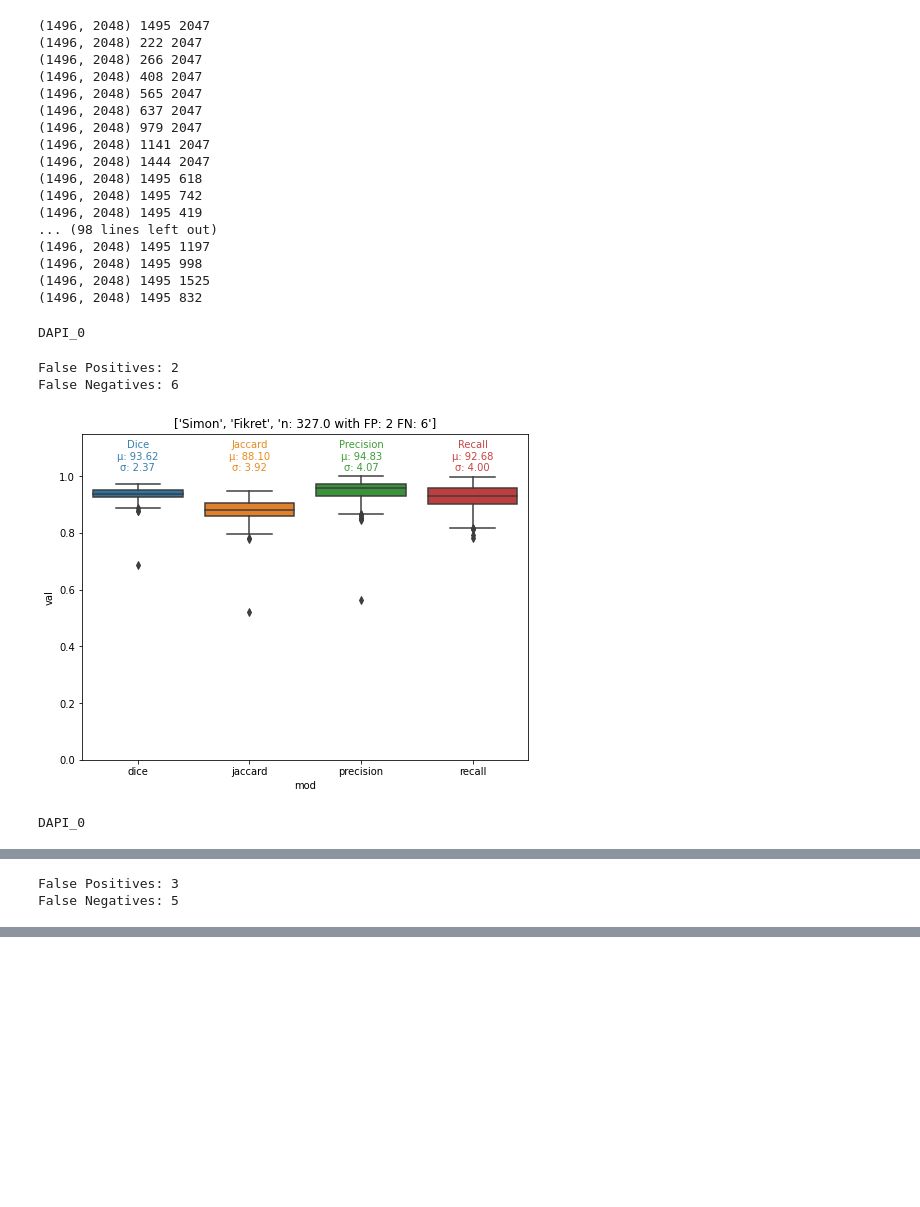
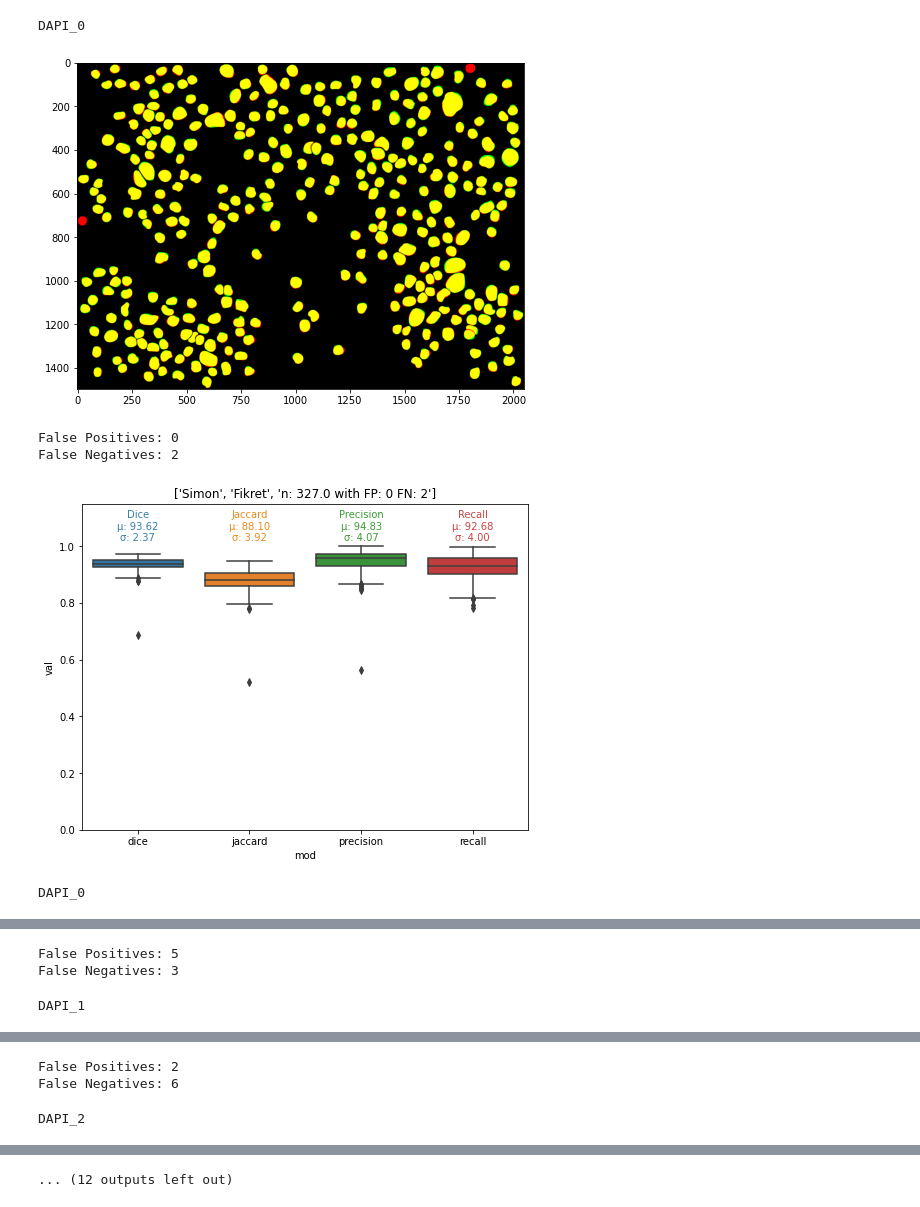
Before and after one commit to SimonBon/CellClass, a Jupyter notebook: Compare_Segmentations.ipynb, the cells around one changed output, grey strips where cells are left out. Cells and saved outputs as stored; diff of their text form; code cells hidden in the pictures; blank space fills up the shorter version.

```diff
--- a/Compare_Segmentations.ipynb
+++ b/Compare_Segmentations.ipynb
@@ -208,27 +194,9 @@ CP = Segmentation("cellpose")
 # %%
 dfs = []
 for _, row in dapi.iterrows():
-    _, mask = CP(row.im)
+    _, mask, o = CP(row.im, return_outline=True)
     mask = eval.remove_boarder(mask)
     dfs.append({"name": row["name"], "dapi": row.im, "im": mask})
-# %% [output]
-(1496, 2048) 1495 2047
-(1496, 2048) 222 2047
-(1496, 2048) 266 2047
-(1496, 2048) 408 2047
-(1496, 2048) 565 2047
-(1496, 2048) 637 2047
-(1496, 2048) 979 2047
-(1496, 2048) 1141 2047
-(1496, 2048) 1444 2047
-(1496, 2048) 1495 618
-(1496, 2048) 1495 742
-(1496, 2048) 1495 419
-... (98 lines left out)
-(1496, 2048) 1495 1197
-(1496, 2048) 1495 998
-(1496, 2048) 1495 1525
-(1496, 2048) 1495 832
 # %%
 predictions = pd.DataFrame(dfs)
 # %%
@@ -243,39 +211,41 @@ def compare_segmentations(df0, df1, title):
     for _, row in df0.iterrows():
         if any(df1['name'].str.contains(row["name"])):
             print(row["name"])
-            seg0 = row["im"]
-            seg1 = df1[df1["name"]==row["name"]].im.item()
+            seg0 = np.copy(row["im"])
+            seg1 = np.copy(df1[df1["name"]==row["name"]].im.item())
+            plt.imshow(eval.additive_blend(seg0, seg1));plt.show()
             ret, fp, fn = eval.compare_segmentations(seg0, seg1)
             rets.extend(ret)
             fps += fp
             fns += fn
 
     df = pd.DataFrame(rets)
     d = []
     for n in natsorted(df["mod"].unique()):
         tmp = df[df["mod"] == n]
         d.append({
             "mean": tmp.val.mean(),
             "std": tmp.val.std(),
             "measure": n,
             })
 
     plt.rcParams["figure.figsize"] = 8,6
     ax = sb.boxplot(x="mod", y="val", data=df)
     ax.set_ylim(0, 1.15)
 
     for info, n, c, val in zip(d, np.linspace(0,3,4), ["#3680AE", "#E68C20", "#3F9C37", "#C84644"], [f"Dice", f"Jaccard",f"Precision",f"Recall"]):
         plt.text(n, 1.07, f"{val}\nµ: {info['mean']*100:.2f}\nσ: {info['std']*100:.2f}", ha="center", va="center", c=c)
 
     ax.set_title([*title, f"n: {len(rets)/4} with FP: {fps} FN: {fns}"])
     plt.show()
 
 compare_segmentations(observer0, observer1, ["Simon", "Fikret"])
 compare_segmentations(observer0, predictions, ["Simon", "Cellpose"])
 compare_segmentations(observer1, predictions, ["Fikret", "Cellpose"])
 # %% [output]
 DAPI_0
+[figure, new version]
-False Positives: 2
-False Negatives: 6
+False Positives: 0
+False Negatives: 2
-[figure, old version]
+[figure, added]
 DAPI_0
@@ -282,2 +253,3 @@ DAPI_0
-False Positives: 3
-False Negatives: 5
+False Positives: 5
+False Negatives: 3
+DAPI_1
@@ -283,0 +257,3 @@ False Negatives: 5
+False Positives: 2
+False Negatives: 6
+DAPI_2
@@ -283,0 +261 @@ False Negatives: 5
+... (12 outputs left out)
```
Also changed, not shown: parts of 3 cells of this notebook, 52 other files.
